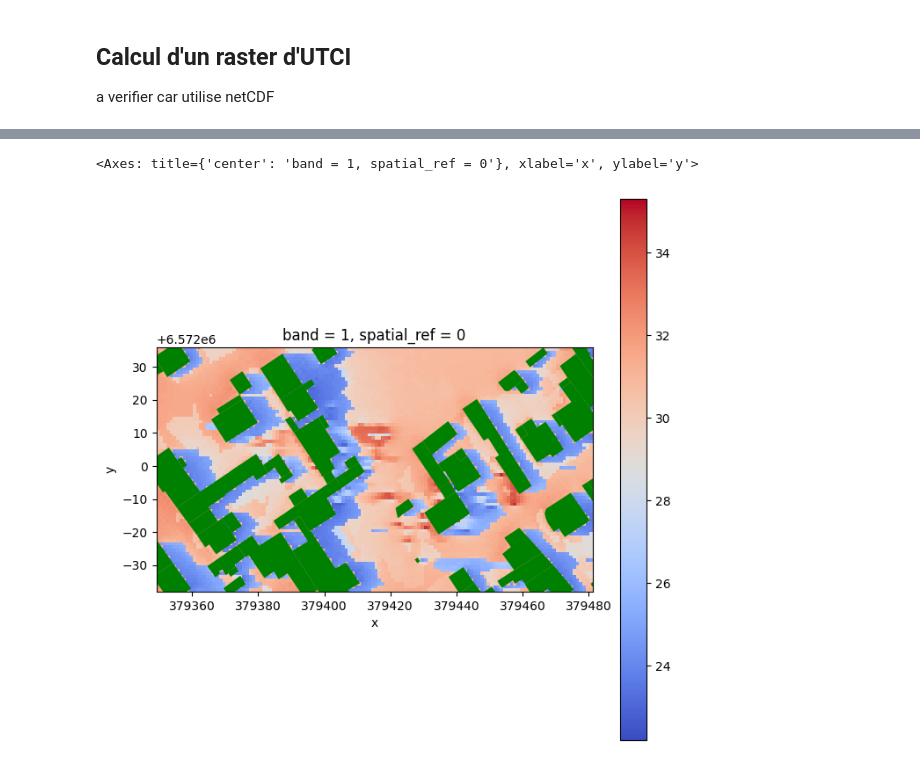
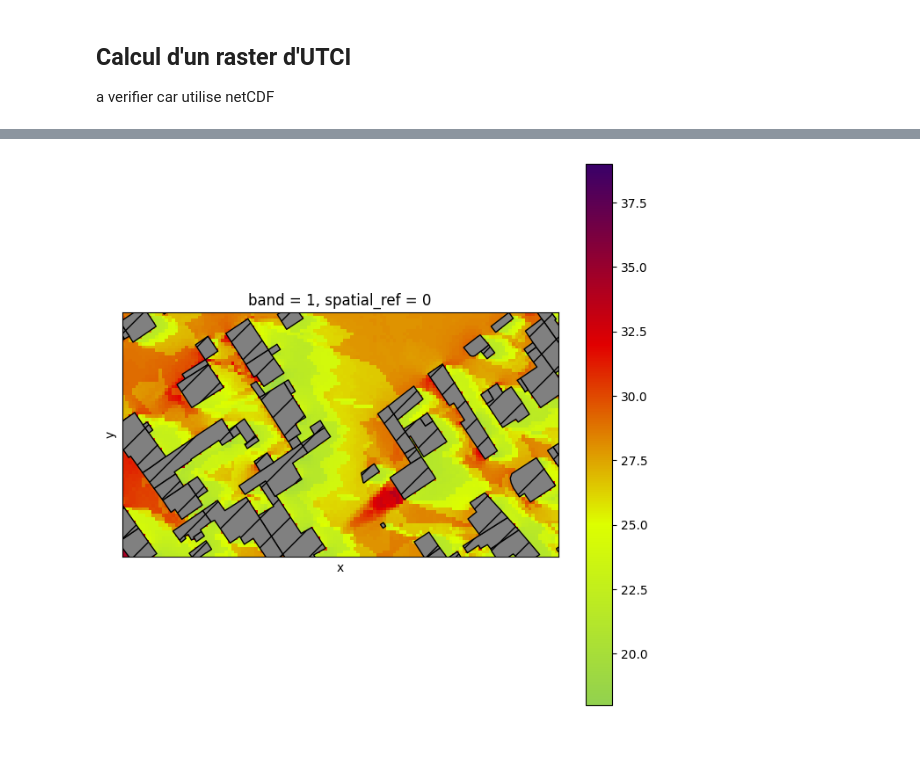
Before and after one commit to rupeelab17/pymdu, a Jupyter notebook: Demo_PyMDU_Atelier.ipynb, the cells around one changed output, grey strips where cells are left out. Drawn from its saved outputs; the diff is of its cells as text; code cells hidden in the pictures.

```diff
--- a/Demo_PyMDU_Atelier.ipynb
+++ b/Demo_PyMDU_Atelier.ipynb
@@ -853,9 +956,23 @@ for i in tqdm(range(0, size1)):
 UTCI_dataset = TMRT_dataset.copy()
 UTCI_dataset.data[0] = output
 # %%
+from matplotlib.colors import LinearSegmentedColormap, Normalize
+
+inputs_simulation_path = os.path.join(os.getcwd(), 'results_demo/inputs_simulation')
+
+# boundaries = [21, 21, 28, 35, 42, 46, 53]
+# colors = ['#92d14f', '#ddff00', '#ffff01', '#f8b900', '#e10000', '#390069']
+boundaries = [18, 21, 28, 35, 39]
+colors = ['#92d14f', '#ddff00', '#e10000', '#390069']
+cmap = LinearSegmentedColormap.from_list('custom_cmap', colors, N=256)
+norm = Normalize(vmin=min(boundaries), vmax=max(boundaries))
+
 fig, ax = plt.subplots(figsize=(8, 8))
-UTCI_dataset.plot(ax=ax, cmap='coolwarm')
-buildings_gdf.plot(ax=ax, color='g', alpha=1)
+ax.set_xticks([])
+ax.set_yticks([])
+plt.title("UTCI (Universal Thermal Climate Index)")
+UTCI_dataset.plot(ax=ax, cmap=cmap, norm=norm, add_colorbar=True)
+buildings_gdf.plot(ax=ax, color='grey', edgecolor='k', hatch='/')
+plt.show()
 # %% [output]
-<Axes: title={'center': 'band = 1, spatial_ref = 0'}, xlabel='x', ylabel='y'>
-[figure, old version]
+[figure, new version]
```
Also changed, not shown: parts of 22 cells of this notebook.
